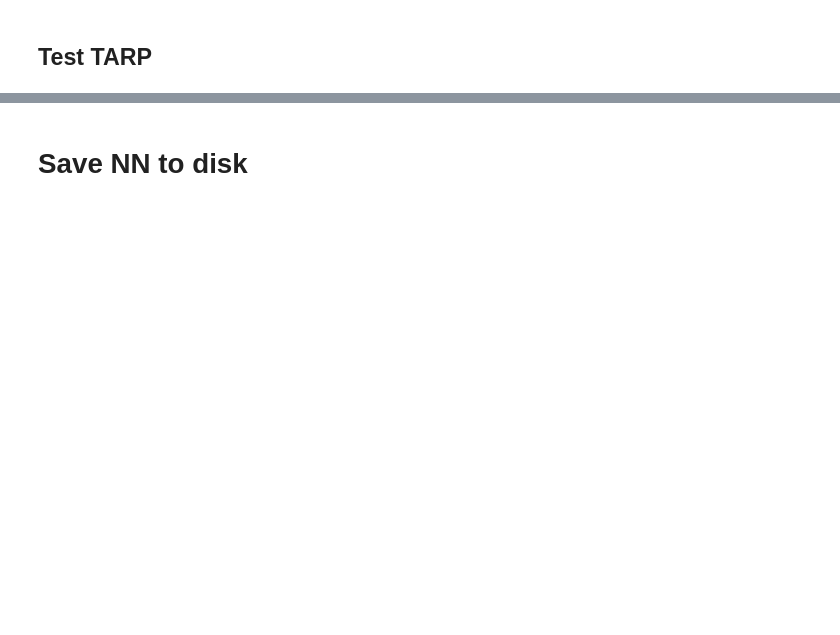
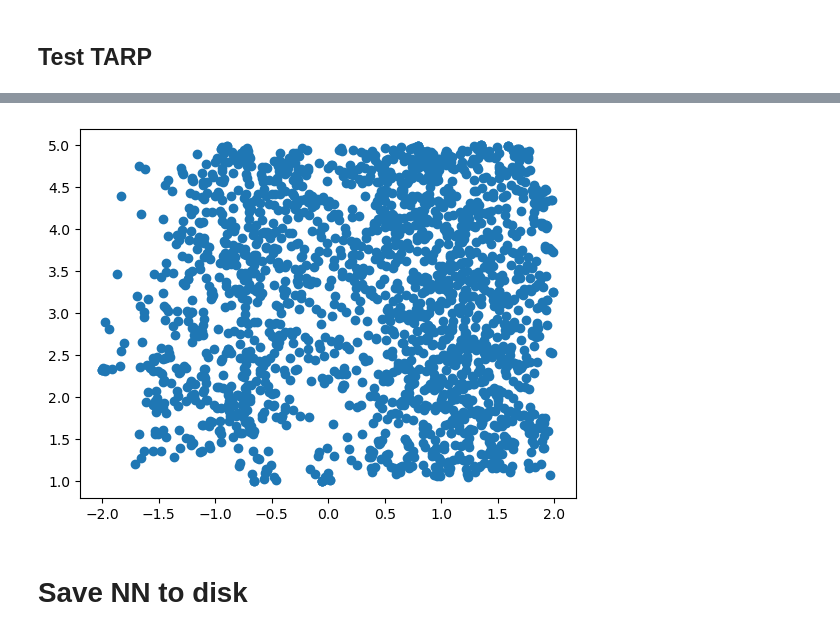
Before and after one commit to a-trigui/ximinf, a Jupyter notebook: notebooks/2_train_nn.ipynb, the cells around one changed output, grey strips where cells are left out. Drawn from its saved outputs; the diff is of its cells as text; code cells hidden in the pictures; blank space fills up the shorter version.

```diff
--- a/notebooks/2_train_nn.ipynb
+++ b/notebooks/2_train_nn.ipynb
@@ -486,3 +505,13 @@ plt.show()
+# %%
+import numpy as np
+
+samples = post.at[:, 2].add(19.3)  # does not copy unnecessarily
+samples_np = np.array(samples)     # only one device-to-host copy
+# %%
+plt.scatter(samples_np[:,0], samples_np[:,1])
+plt.show()
+# %% [output]
+[figure, added]
 # %% [markdown]
 # Save NN to disk
 # %%
```
Also changed, not shown: parts of 12 cells of this notebook, 10 other files.
